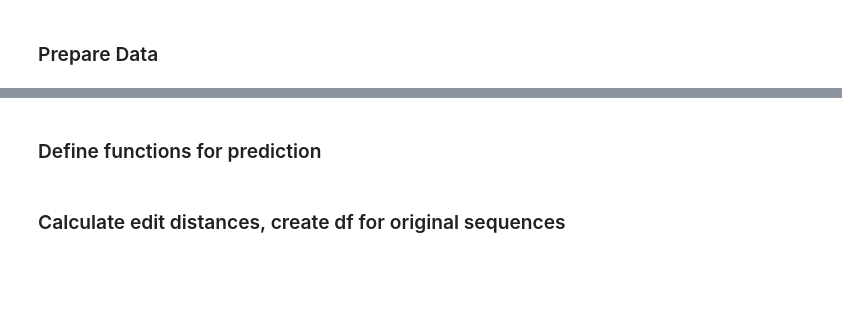
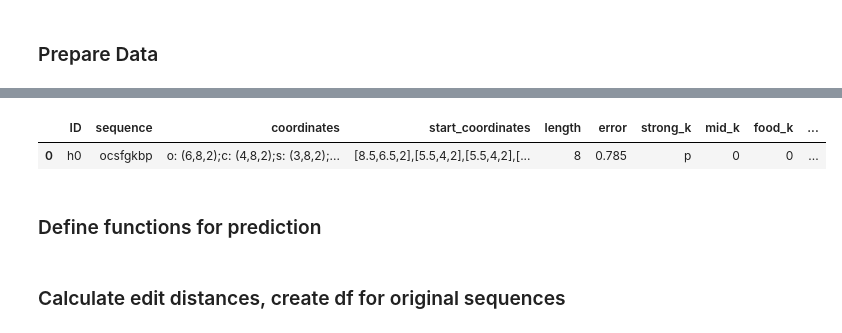
Before and after one commit to zauri/action_selection, a Jupyter notebook: cognitive model/opportunistic_planning/h03/h03_lowesterror.ipynb, the cells around one changed output, grey strips where cells are left out. Drawn from its saved outputs; the diff is of its cells as text; code cells hidden in the pictures; blank space fills up the shorter version.

```diff
--- a/cognitive model/opportunistic_planning/h03/h03_lowesterror.ipynb
+++ b/cognitive model/opportunistic_planning/h03/h03_lowesterror.ipynb
@@ -44,3 +24,9 @@ df
+# %%
+df2 = pd.read_csv('h03_task_environments.csv', header=0, nrows=1)
+df2
+# %% [output]
+|  | ID | sequence | coordinates | start_coordinates | length | error | strong_k | mid_k | food_k | ... |
+| 0 | h0 | ocsfgkbp | o: (6,8,2);c: (4,8,2);s: (3,8,2);... | [8.5,6.5,2],[5.5,4,2],[5.5,4,2],[... | 8 | 0.785 | p | 0 | 0 | ... |
 # %% [markdown]
 ### Define functions for prediction
 # %%
```
Also changed, not shown: parts of 7 cells of this notebook, 2 other files.
